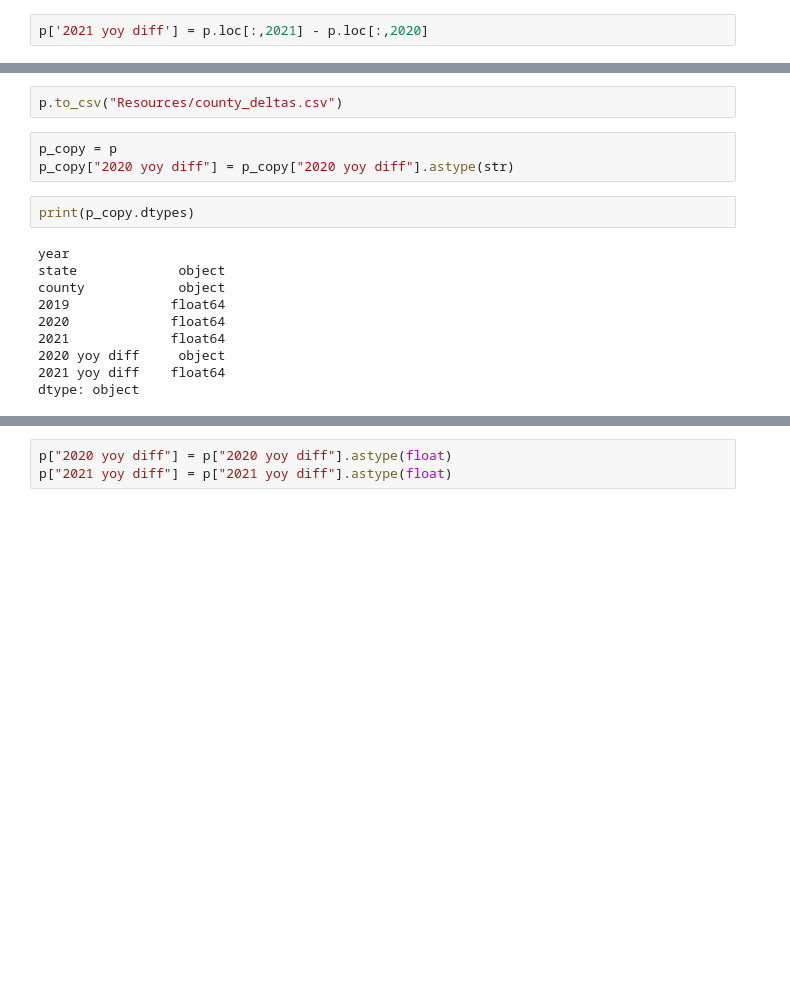
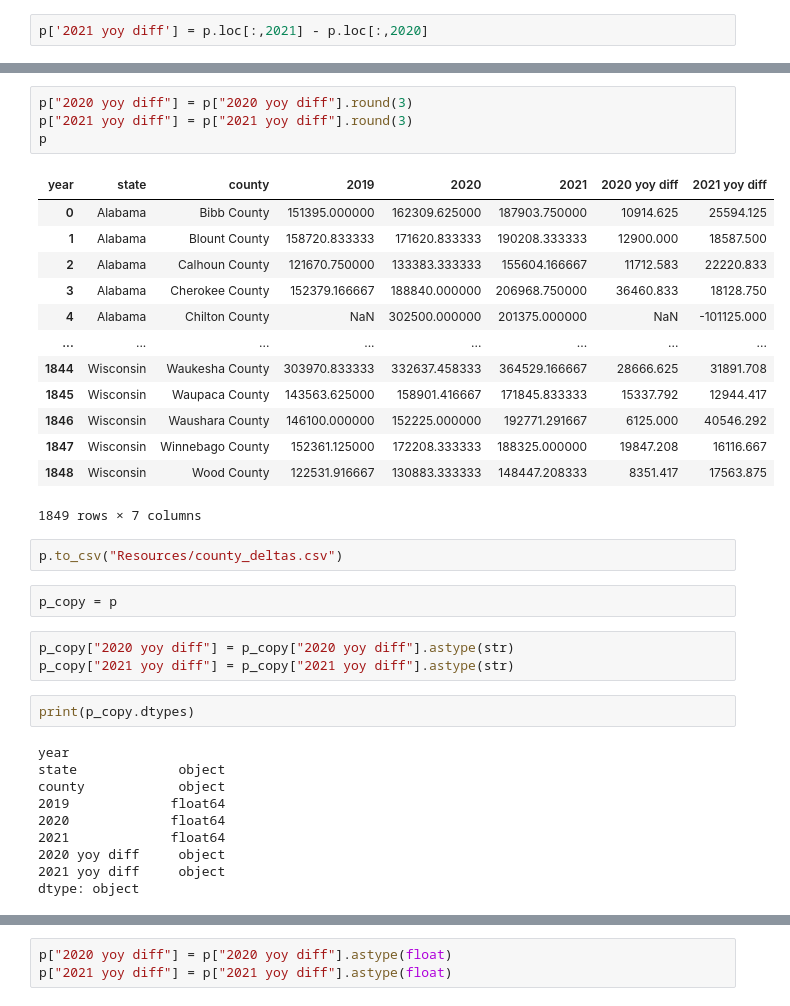
Before and after one commit to mbruns13/redfin_housing_data, a Jupyter notebook: Code/housing_data.ipynb, the cells around one changed output, grey strips where cells are left out. Drawn from its saved outputs; the diff is of its cells as text; blank space fills up the shorter version.

```diff
--- a/Code/housing_data.ipynb
+++ b/Code/housing_data.ipynb
@@ -513,8 +520,28 @@ p['2021 yoy diff'] = p.loc[:,2021] - p.loc[:,2020]
+# %%
+p["2020 yoy diff"] = p["2020 yoy diff"].round(3)
+p["2021 yoy diff"] = p["2021 yoy diff"].round(3)
+p
+# %% [output]
+| year | state | county | 2019 | 2020 | 2021 | 2020 yoy diff | 2021 yoy diff |
+| 0 | Alabama | Bibb County | 151395.000000 | 162309.625000 | 187903.750000 | 10914.625 | 25594.125 |
+| 1 | Alabama | Blount County | 158720.833333 | 171620.833333 | 190208.333333 | 12900.000 | 18587.500 |
+| 2 | Alabama | Calhoun County | 121670.750000 | 133383.333333 | 155604.166667 | 11712.583 | 22220.833 |
+| 3 | Alabama | Cherokee County | 152379.166667 | 188840.000000 | 206968.750000 | 36460.833 | 18128.750 |
+| 4 | Alabama | Chilton County | NaN | 302500.000000 | 201375.000000 | NaN | -101125.000 |
+| ... | ... | ... | ... | ... | ... | ... | ... |
+| 1844 | Wisconsin | Waukesha County | 303970.833333 | 332637.458333 | 364529.166667 | 28666.625 | 31891.708 |
+| 1845 | Wisconsin | Waupaca County | 143563.625000 | 158901.416667 | 171845.833333 | 15337.792 | 12944.417 |
+| 1846 | Wisconsin | Waushara County | 146100.000000 | 152225.000000 | 192771.291667 | 6125.000 | 40546.292 |
+| 1847 | Wisconsin | Winnebago County | 152361.125000 | 172208.333333 | 188325.000000 | 19847.208 | 16116.667 |
+| 1848 | Wisconsin | Wood County | 122531.916667 | 130883.333333 | 148447.208333 | 8351.417 | 17563.875 |
+1849 rows × 7 columns
 # %%
 p.to_csv("Resources/county_deltas.csv")
 # %%
 p_copy = p
-p_copy["2020 yoy diff"] = p_copy["2020 yoy diff"].astype(str)
+# %%
+p_copy["2020 yoy diff"] = p_copy["2020 yoy diff"].astype(str)
+p_copy["2021 yoy diff"] = p_copy["2021 yoy diff"].astype(str)
 # %%
 print(p_copy.dtypes)
 # %% [output]
@@ -525,5 +552,5 @@ county            object
 2020             float64
 2021             float64
 2020 yoy diff     object
-2021 yoy diff    float64
+2021 yoy diff     object
 dtype: object
```
Also changed, not shown: parts of 14 cells of this notebook, 3 other files.
